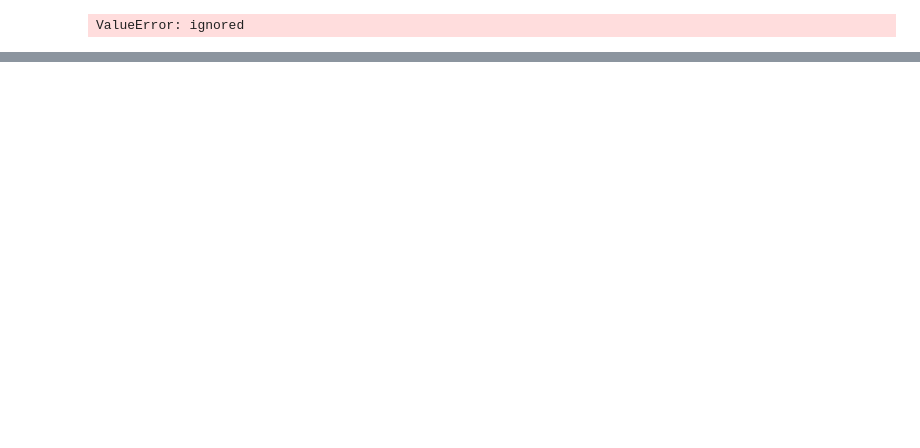
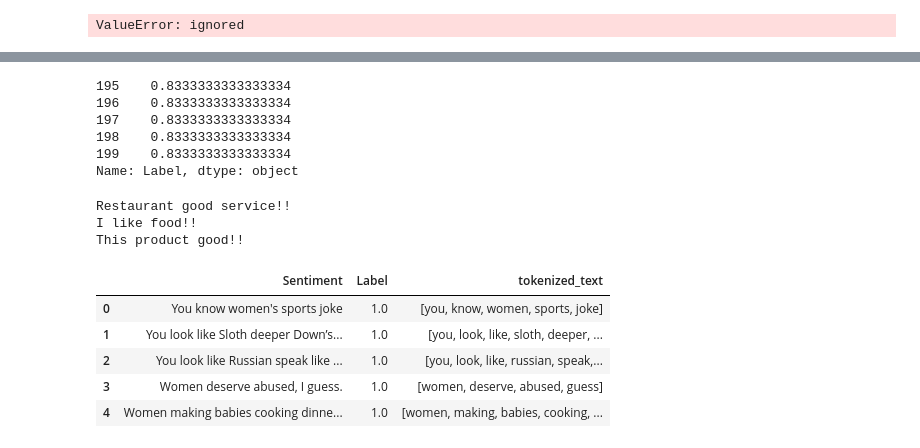
Before and after one commit to Aamirrafi/Aamirrafi.github.io, a Jupyter notebook: LogisticregressionUsingWord2Vec.ipynb, the cells around one changed output, grey strips where cells are left out. Saved outputs shown, nothing was run; the diff lists cells and outputs as text; code cells hidden in the pictures; blank space fills up the shorter version.

```diff
--- a/LogisticregressionUsingWord2Vec.ipynb
+++ b/LogisticregressionUsingWord2Vec.ipynb
@@ -60,7 +62,7 @@ cwd
 # %% [output]
 '/content'
 # %%
-data = pd.read_csv('/content/Ethos_Dataset_Binary (1).csv', sep='_')
+data = pd.read_csv('/content/Ethos_Dataset_Binary.csv', sep='_')
 data.head()
 # %% [output]
 |  | comment;isHate |
@@ -188,0 +235,37 @@ tweet_w2v.most_similar('a')
+# %%
+df['Label'][195:200]
+# %% [output]
+195    0.8333333333333334
+196    0.8333333333333334
+197    0.8333333333333334
+198    0.8333333333333334
+199    0.8333333333333334
+Name: Label, dtype: object
+# %%
+
+# Removing the stop words
+from gensim.parsing.preprocessing import remove_stopwords
+print(remove_stopwords("Restaurant had a really good service!!"))
+print(remove_stopwords("I did not like the food!!"))
+print(remove_stopwords("This product is not good!!"))
+# %% [output]
+Restaurant good service!!
+I like food!!
+This product good!!
+# %%
+from gensim.utils import simple_preprocess
+# Tokenize the text column to get the new column 'tokenized_text'
+df['Sentiment'] = [remove_stopwords(line) for line in df['Sentiment']]
+df['tokenized_text'] = [simple_preprocess(line, deacc=True) for line in df['Sentiment']]
+# print(df['tokenized_text'].head(10))
+# print(df.head())
+len(df)
+df.shape
+df.head()
+# %% [output]
+|  | Sentiment | Label | tokenized_text |
+| 0 | You know women's sports joke | 1.0 | [you, know, women, sports, joke] |
+| 1 | You look like Sloth deeper Down’s... | 1.0 | [you, look, like, sloth, deeper, ... |
+| 2 | You look like Russian speak like ... | 1.0 | [you, look, like, russian, speak,... |
+| 3 | Women deserve abused, I guess. | 1.0 | [women, deserve, abused, guess] |
+| 4 | Women making babies cooking dinne... | 1.0 | [women, making, babies, cooking, ... |
```
Also changed, not shown: parts of 34 cells of this notebook.
